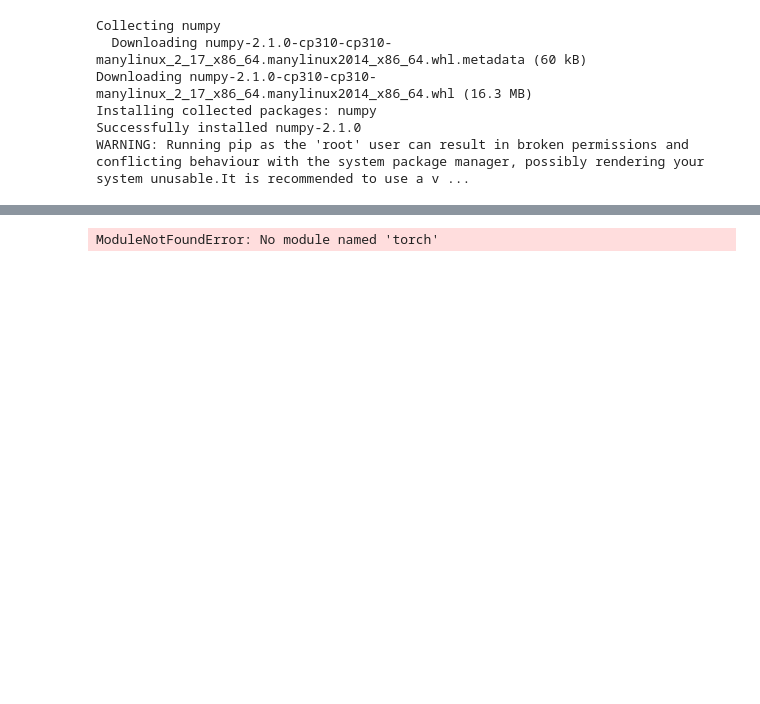
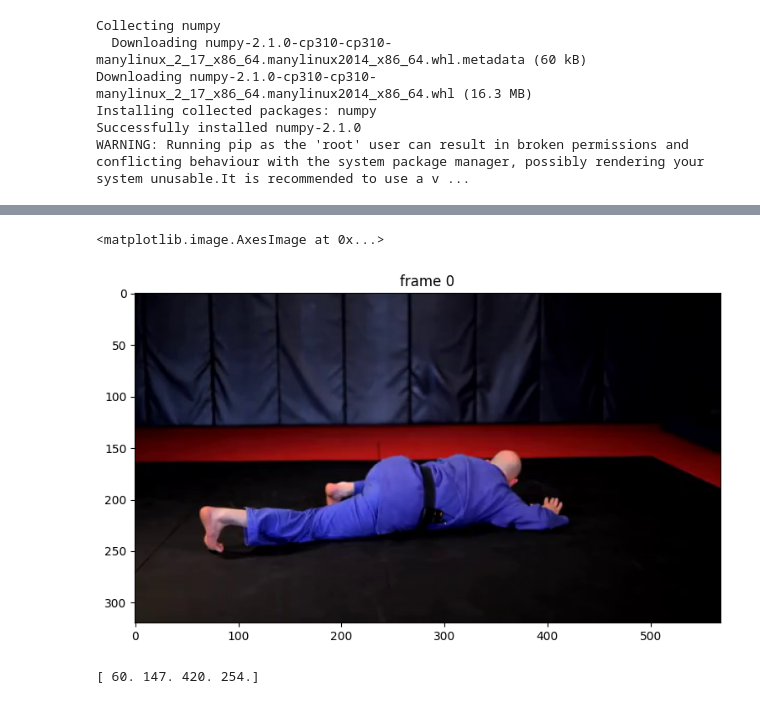
Before and after one commit to csjihwanh/LLaSA, a Jupyter notebook: model/segmentation/sam2.ipynb, the cells around one changed output, grey strips where cells are left out. Drawn from its saved outputs; the diff is of its cells as text; code cells hidden in the pictures; blank space fills up the shorter version.

```diff
--- a/model/segmentation/sam2.ipynb
+++ b/model/segmentation/sam2.ipynb
@@ -49,10 +52,7 @@ NameError: name 'torch' is not defined
 # %%
-
 from sam2.build_sam import build_sam2_video_predictor
 
-sam2_checkpoint = "../checkpoints/sam2_hiera_large.pt"
+sam2_checkpoint = "../../checkpoints/sam2_hiera_large.pt"
 model_cfg = "sam2_configs/sam2_hiera_l.yaml"
 
 predictor = build_sam2_video_predictor(model_cfg, sam2_checkpoint, device=device)
-# %% [output]
-ModuleNotFoundError: No module named 'torch'
@@ -58,0 +83,19 @@ ModuleNotFoundError: No module named 'torch'
+# %%
+# `video_dir` a directory of JPEG frames with filenames like `<frame_index>.jpg`
+video_dir = "/workspace/LLaSA/dataset/A2D/clips320jpeg/_4JOpIKy0rA"
+
+# scan all the JPEG frame names in this directory
+frame_names = [
+    p for p in os.listdir(video_dir)
+    if os.path.splitext(p)[-1] in [".jpg", ".jpeg", ".JPG", ".JPEG"]
+]
+frame_names.sort(key=lambda p: int(os.path.splitext(p)[0]))
+
+# take a look the first video frame
+frame_idx = 0
+plt.figure(figsize=(9, 6))
+plt.title(f"frame {frame_idx}")
+plt.imshow(Image.open(os.path.join(video_dir, frame_names[frame_idx])))
+# %% [output]
+<matplotlib.image.AxesImage at 0x...>
+[figure, added]
@@ -58,0 +211,6 @@ ModuleNotFoundError: No module named 'torch'
+# %%
+mask_tensor = load_mask_to_tensor(mask_file)
+bbox = get_bounding_box(mask_tensor)
+print(bbox)
+# %% [output]
+[ 60. 147. 420. 254.]
```
Also changed, not shown: parts of 22 cells of this notebook, 12 other files.
